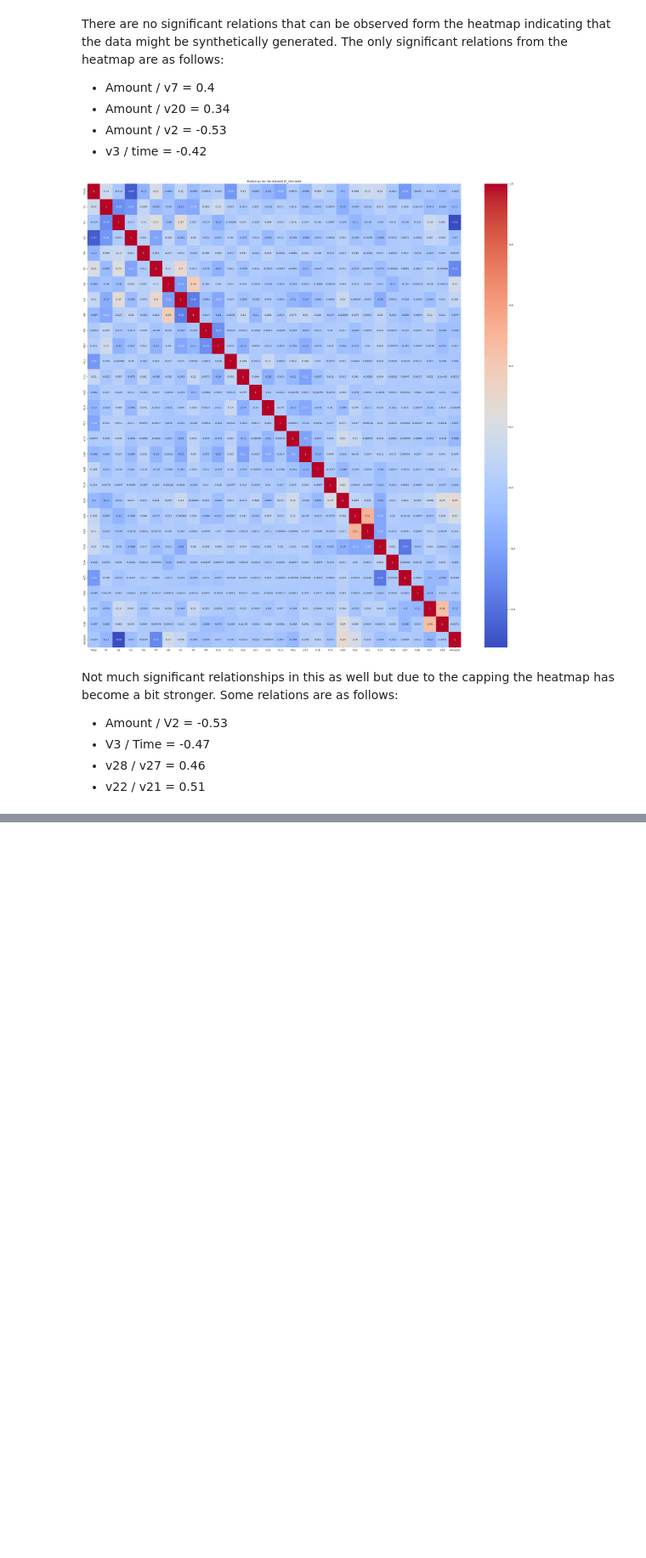
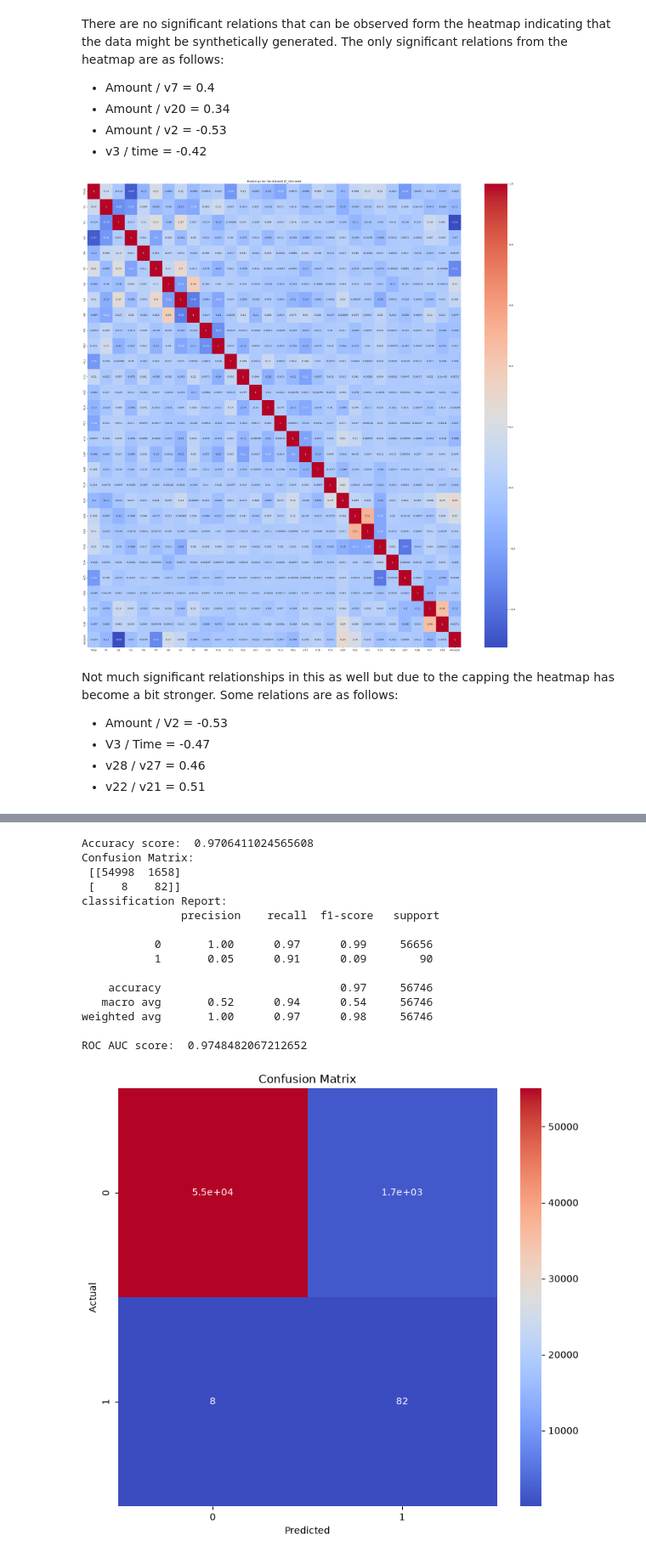
Before and after one commit to Dhairya-Dave-0204/Python-Learining, a Jupyter notebook: CreditCardFraudDetection/ModelTraining/CheckAndTrain.ipynb, the cells around one changed output, grey strips where cells are left out. Shown at 85% size. Drawn from its saved outputs; the diff is of its cells as text; code cells hidden in the pictures; blank space fills up the shorter version.

```diff
--- a/CreditCardFraudDetection/ModelTraining/CheckAndTrain.ipynb
+++ b/CreditCardFraudDetection/ModelTraining/CheckAndTrain.ipynb
@@ -257,0 +381,3 @@ Not much significant relationships in this as well but due to the capping the he
+# %%
+X_trim = df_trimmed.drop("Class", axis=1)
+y_trim = df_trimmed["Class"]
@@ -257,0 +392,12 @@ Not much significant relationships in this as well but due to the capping the he
+# %%
+X_trim_train, X_trim_test, y_trim_train, y_trim_test = train_test_split(X_trim, y_trim, random_state=42, test_size=0.2)
+
+trim_model = LogisticRegression(class_weight="balanced", max_iter=2000)
+
+print(X_trim_train.shape)
+print(X_trim_test.shape)
+print(y_trim_train.shape)
+print(y_trim_test.shape)
+
+
+trim_model.fit(X_trim_train, y_trim_train)
@@ -257,0 +418,37 @@ Not much significant relationships in this as well but due to the capping the he
+# %%
+y_trim_pred = trim_model.predict(X_trim_test)
+y_trim_probab = trim_model.predict_proba(X_trim_test)[:, 1]
+
+print("Accuracy score: ", accuracy_score(y_trim_test, y_trim_pred))
+
+cm_trim = confusion_matrix(y_trim_test, y_trim_pred)
+print("Confusion Matrix: \n", cm_trim)
+
+print("classification Report: \n", classification_report(y_copy_test, y_trim_pred))
+
+roc_auc_trim = roc_auc_score(y_trim_test, y_trim_probab)
+print("ROC AUC score: ", roc_auc_trim)
+
+plt.figure(figsize=(9,8))
+sns.heatmap(cm_trim, annot=True, cmap="coolwarm")
+plt.title("Confusion Matrix")
+plt.xlabel("Predicted")
+plt.ylabel("Actual")
+plt.show()
+# %% [output]
+Accuracy score:  0.9706411024565608
+Confusion Matrix:
+ [[54998  1658]
+ [    8    82]]
+classification Report:
+               precision    recall  f1-score   support
+
+           0       1.00      0.97      0.99     56656
+           1       0.05      0.91      0.09        90
+
+    accuracy                           0.97     56746
+   macro avg       0.52      0.94      0.54     56746
+weighted avg       1.00      0.97      0.98     56746
+
+ROC AUC score:  0.9748482067212652
+[figure, added]
```
Also changed, not shown: parts of 12 cells of this notebook.
